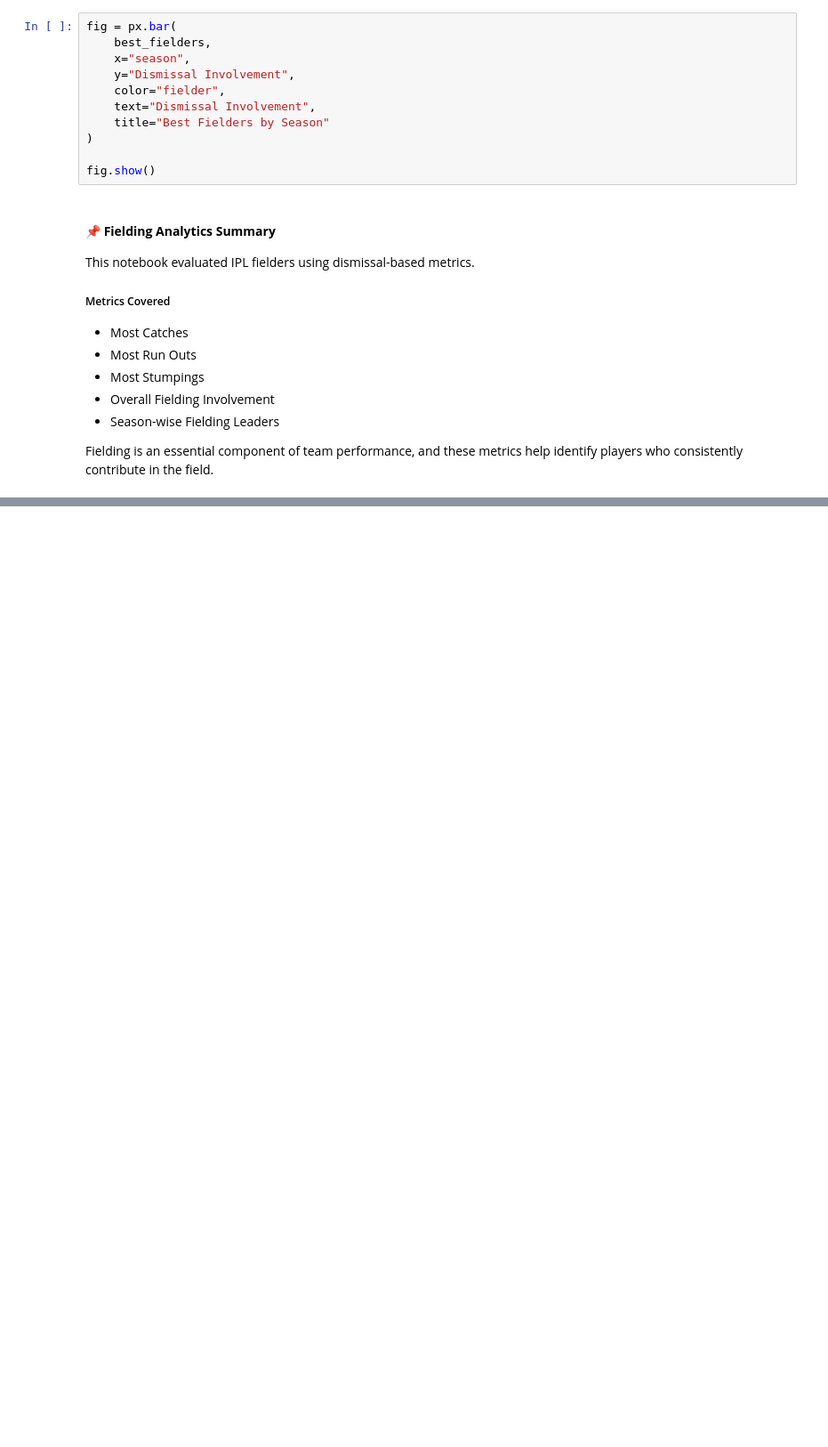
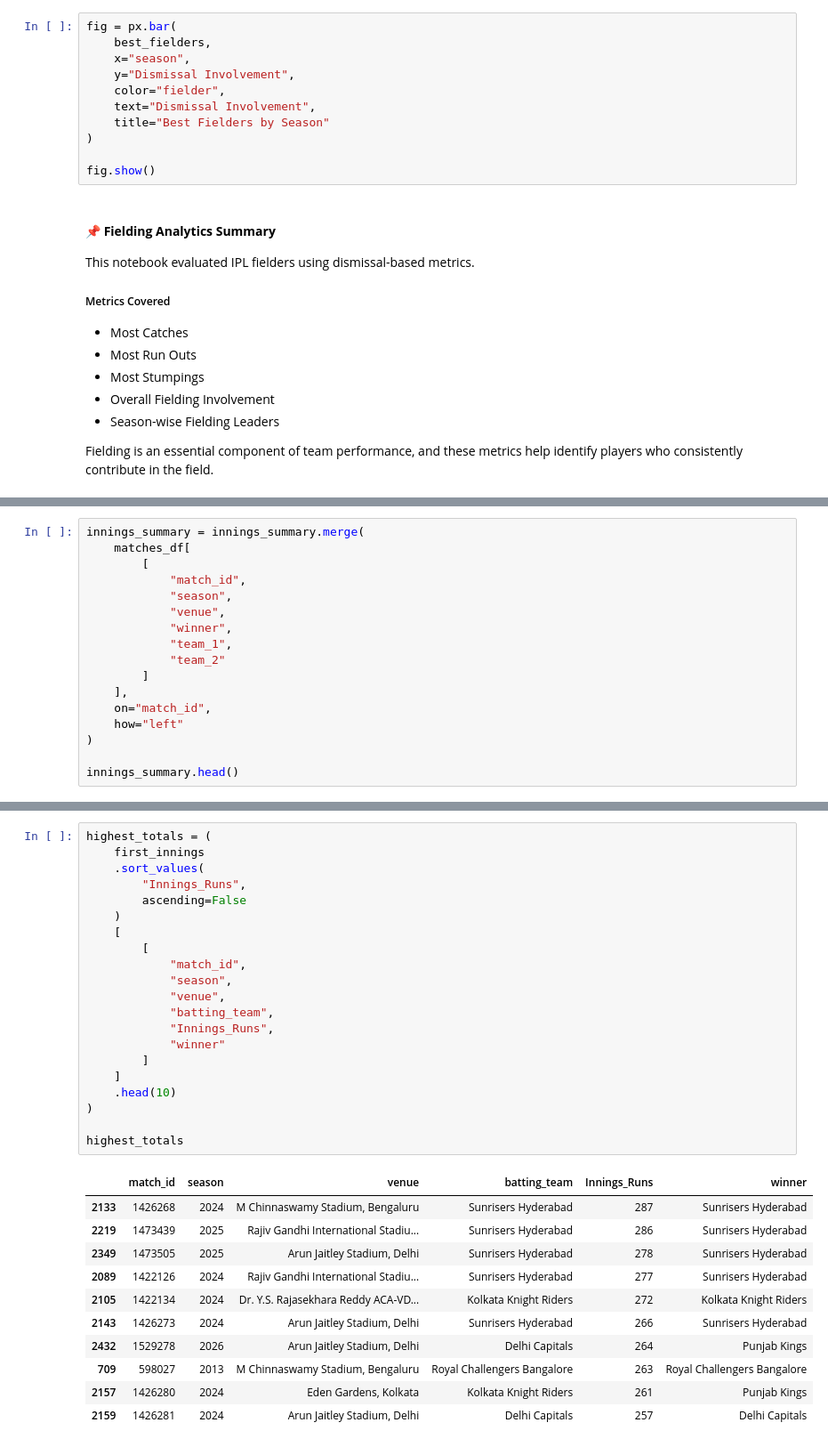
Before and after one commit to Abhilash0079/MachineLearningProjects, a Jupyter notebook: Professional-Cricket-Analytics/notebooks/03_EDA.ipynb, the cells around one changed output, grey strips where cells are left out. Shown at 89% size. Saved outputs shown, nothing was run; the diff lists cells and outputs as text; blank space fills up the shorter version.

```diff
--- a/Professional-Cricket-Analytics/notebooks/03_EDA.ipynb
+++ b/Professional-Cricket-Analytics/notebooks/03_EDA.ipynb
@@ -3514,0 +3682,17 @@ Fielding is an essential component of team performance, and these metrics help i
+# %%
+innings_summary = innings_summary.merge(
+    matches_df[
+        [
+            "match_id",
+            "season",
+            "venue",
+            "winner",
+            "team_1",
+            "team_2"
+        ]
+    ],
+    on="match_id",
+    how="left"
+)
+
+innings_summary.head()
@@ -3514,0 +3840,33 @@ Fielding is an essential component of team performance, and these metrics help i
+# %%
+highest_totals = (
+    first_innings
+    .sort_values(
+        "Innings_Runs",
+        ascending=False
+    )
+    [
+        [
+            "match_id",
+            "season",
+            "venue",
+            "batting_team",
+            "Innings_Runs",
+            "winner"
+        ]
+    ]
+    .head(10)
+)
+
+highest_totals
+# %% [output]
+|  | match_id | season | venue | batting_team | Innings_Runs | winner |
+| 2133 | 1426268 | 2024 | M Chinnaswamy Stadium, Bengaluru | Sunrisers Hyderabad | 287 | Sunrisers Hyderabad |
+| 2219 | 1473439 | 2025 | Rajiv Gandhi International Stadiu... | Sunrisers Hyderabad | 286 | Sunrisers Hyderabad |
+| 2349 | 1473505 | 2025 | Arun Jaitley Stadium, Delhi | Sunrisers Hyderabad | 278 | Sunrisers Hyderabad |
+| 2089 | 1422126 | 2024 | Rajiv Gandhi International Stadiu... | Sunrisers Hyderabad | 277 | Sunrisers Hyderabad |
+| 2105 | 1422134 | 2024 | Dr. Y.S. Rajasekhara Reddy ACA-VD... | Kolkata Knight Riders | 272 | Kolkata Knight Riders |
+| 2143 | 1426273 | 2024 | Arun Jaitley Stadium, Delhi | Sunrisers Hyderabad | 266 | Sunrisers Hyderabad |
+| 2432 | 1529278 | 2026 | Arun Jaitley Stadium, Delhi | Delhi Capitals | 264 | Punjab Kings |
+| 709 | 598027 | 2013 | M Chinnaswamy Stadium, Bengaluru | Royal Challengers Bangalore | 263 | Royal Challengers Bangalore |
+| 2157 | 1426280 | 2024 | Eden Gardens, Kolkata | Kolkata Knight Riders | 261 | Punjab Kings |
+| 2159 | 1426281 | 2024 | Arun Jaitley Stadium, Delhi | Delhi Capitals | 257 | Delhi Capitals |
```
Also changed, not shown: parts of 71 cells of this notebook.
